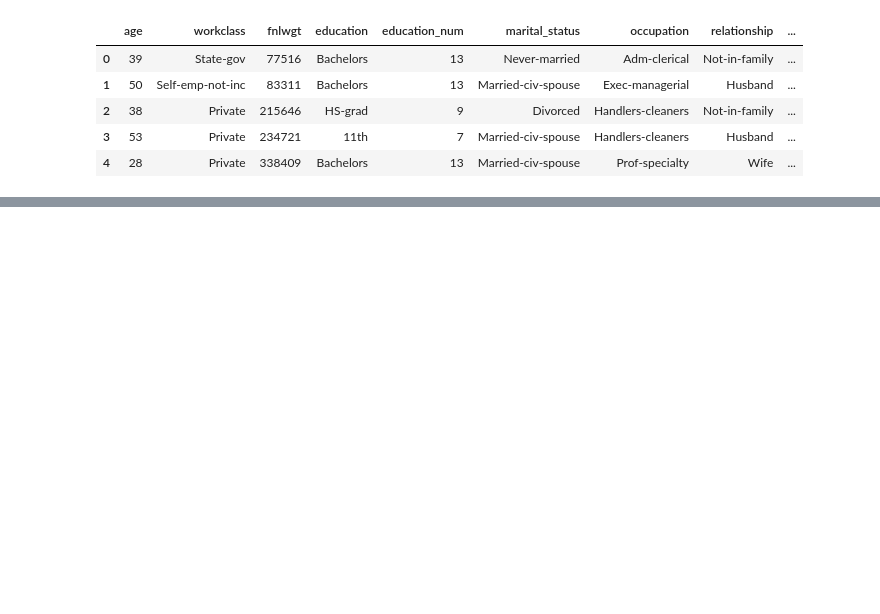
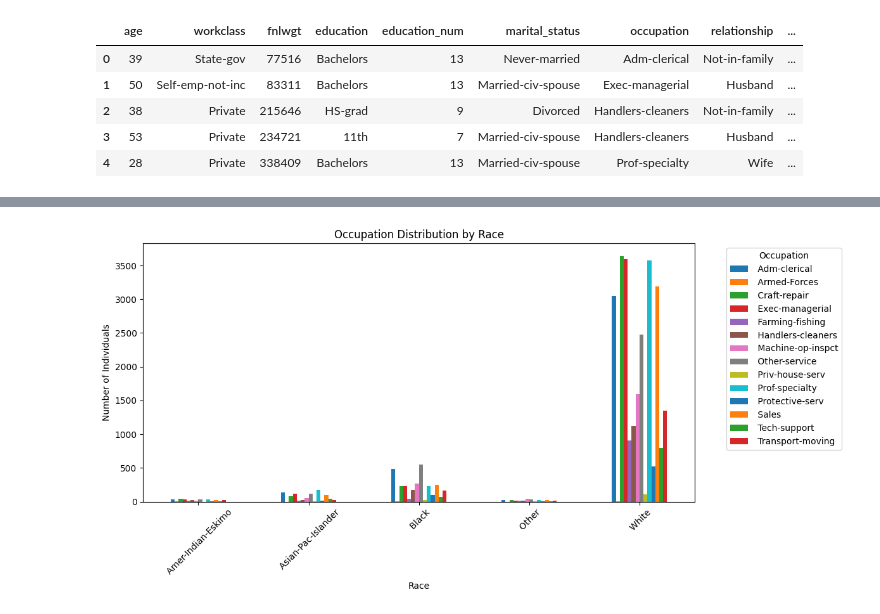
Before and after one commit to joanne-gazmen/Data201-Spring2026, a Jupyter notebook: Data201_JGazmen_Project1.ipynb, the cells around one changed output, grey strips where cells are left out. Saved outputs shown, nothing was run; the diff lists cells and outputs as text; code cells hidden in the pictures; blank space fills up the shorter version.

```diff
--- a/Data201_JGazmen_Project1.ipynb
+++ b/Data201_JGazmen_Project1.ipynb
@@ -101,0 +137,21 @@ so!
+# %%
+# Create table of race vs occupation
+race_occ = pd.crosstab(df["race"], df["occupation"])
+
+# Plot stacked bar chart
+race_occ.plot(
+    kind="bar",
+
+    figsize=(12,6)
+)
+
+plt.title("Occupation Distribution by Race")
+plt.xlabel("Race")
+plt.ylabel("Number of Individuals")
+plt.xticks(rotation=45)
+plt.legend(title="Occupation", bbox_to_anchor=(1.05,1))
+
+plt.tight_layout()
+plt.show()
+# %% [output]
+[figure, added]
```
Also changed, not shown: parts of 26 cells of this notebook.
